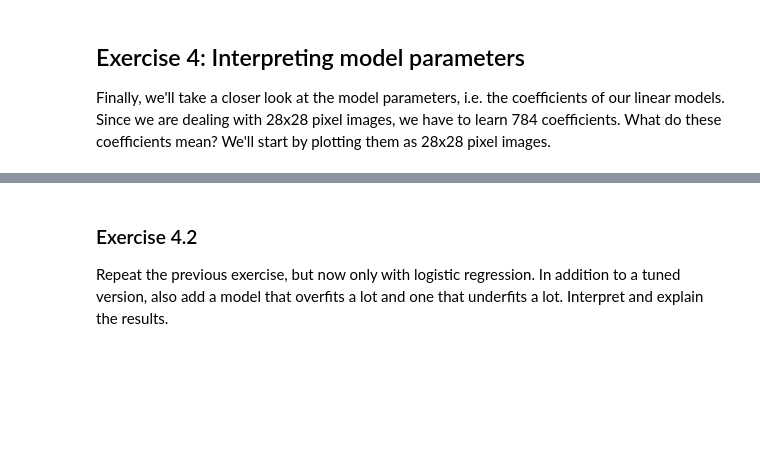
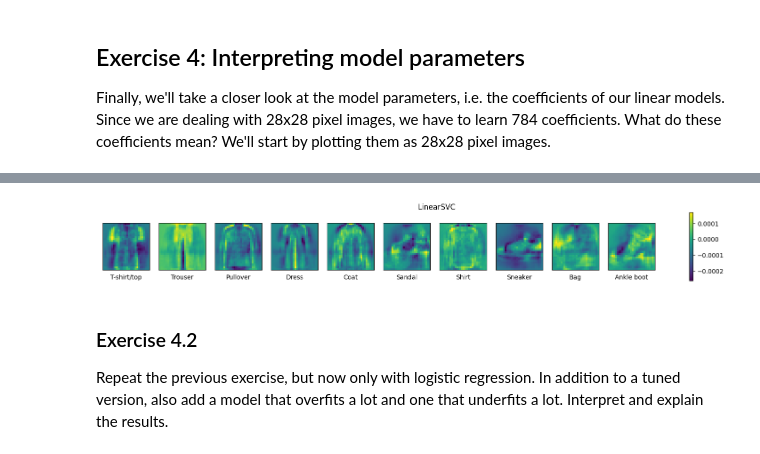
Before and after one commit to RvanSchalm/master, a Jupyter notebook: labs/Lab 1b - Linear Models for Classification.ipynb, the cells around one changed output, grey strips where cells are left out. Cells and saved outputs as stored; diff of their text form; code cells hidden in the pictures; blank space fills up the shorter version.

```diff
--- a/labs/Lab 1b - Linear Models for Classification.ipynb
+++ b/labs/Lab 1b - Linear Models for Classification.ipynb
@@ -247,3 +261,8 @@ def plot_coefficients(model, name=None):
+# %%
+svm = LinearSVC(C=1e-8).fit(X_train, y_train)
+plot_coefficients(svm, 'LinearSVC')
+# %% [output]
+[figure, added]
 # %% [markdown]
 ### Exercise 4.2
 Repeat the previous exercise, but now only with logistic regression. In addition to a tuned version, also add a model that overfits a lot and one that underfits a lot. Interpret and explain the results.
```
Also changed, not shown: parts of 9 cells of this notebook.
